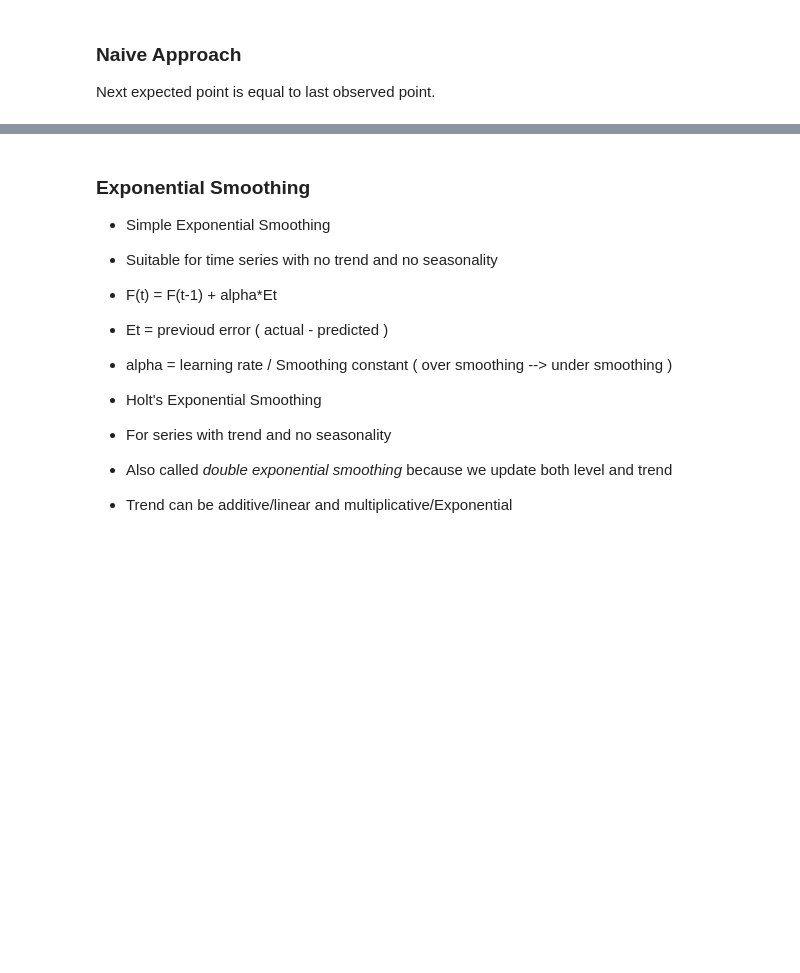
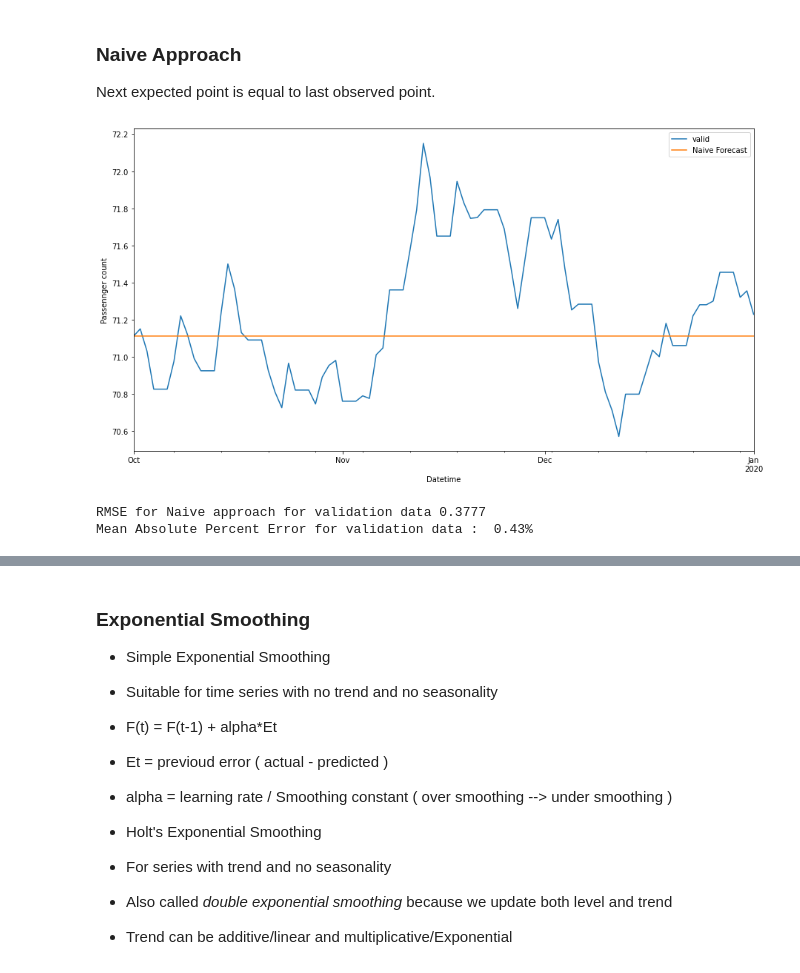
Before and after one commit to Piyush811999/BTP_TimeSeriesAnalysis, a Jupyter notebook: BTP.ipynb, the cells around one changed output, grey strips where cells are left out. Drawn from its saved outputs; the diff is of its cells as text; code cells hidden in the pictures; blank space fills up the shorter version.

```diff
--- a/BTP.ipynb
+++ b/BTP.ipynb
@@ -181,4 +181,37 @@ plt.show()
 # %% [markdown]
 ### Naive Approach
 Next expected point is equal to last observed point.
+# %%
+dd = np.asarray(train_valid.Price)
+y_hat = valid.copy()
+# last observed value
+y_hat['naive'] = dd[len(dd)-1]
+
+valid.Price.plot(figsize=(15,8), label = 'valid')
+y_hat.naive.plot(figsize=(15,8), label = 'Naive Forecast')
+plt.xlabel('Datetime')
+plt.ylabel('Passennger count')
+plt.legend(loc = 'best')
+plt.show()
+
+
+# calculating rmse
+from sklearn.metrics import mean_squared_error
+from math import sqrt
+rms = sqrt(mean_squared_error(valid.Price, y_hat.naive))
+
+residuals = valid.Price - y_hat.naive
+
+
+# root mean square error
+rmse_naive = round(np.sqrt(np.mean(residuals**2)),4)
+print("RMSE for Naive approach for validation data " + str(rmse_naive))
+
+# mean absolute percent error
+mape_naive = round(np.mean(abs(residuals/valid.Price)),4)
+print("Mean Absolute Percent Error for validation data :  " + str(mape_naive*100) + "%")
+# %% [output]
+[figure, added]
+RMSE for Naive approach for validation data 0.3777
+Mean Absolute Percent Error for validation data :  0.43%
 # %%
```
Also changed, not shown: parts of 1 cell of this notebook.
